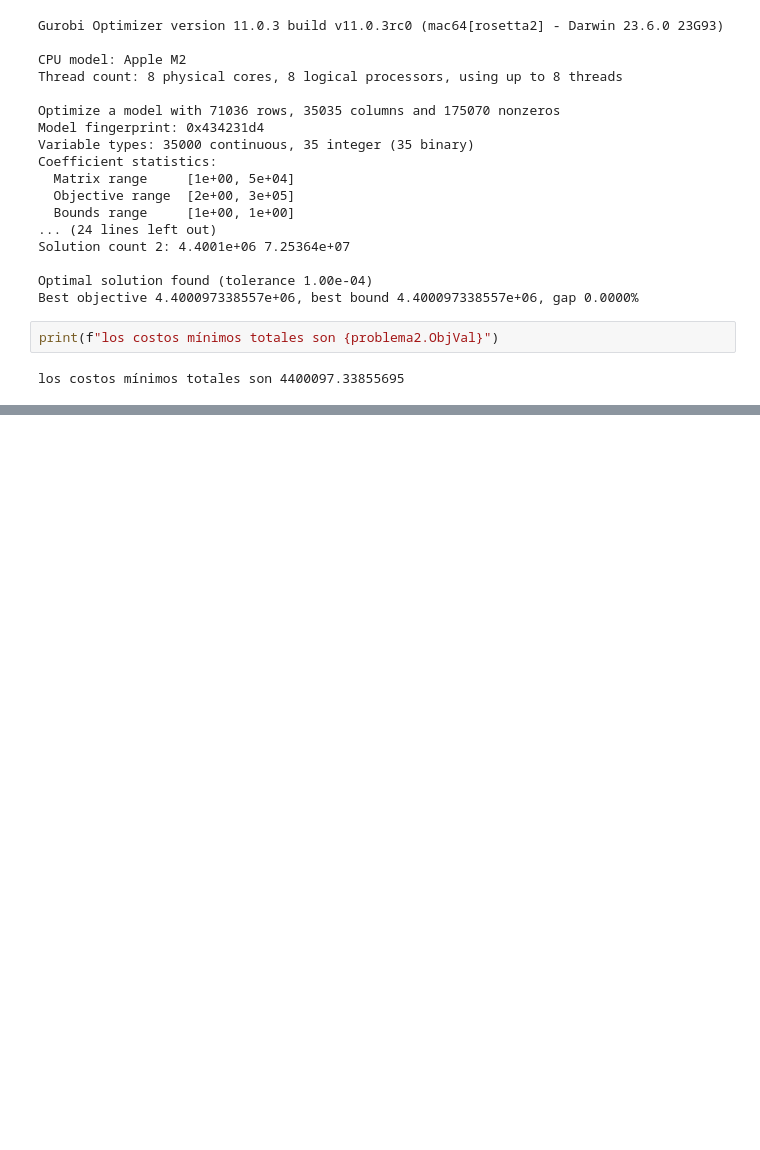
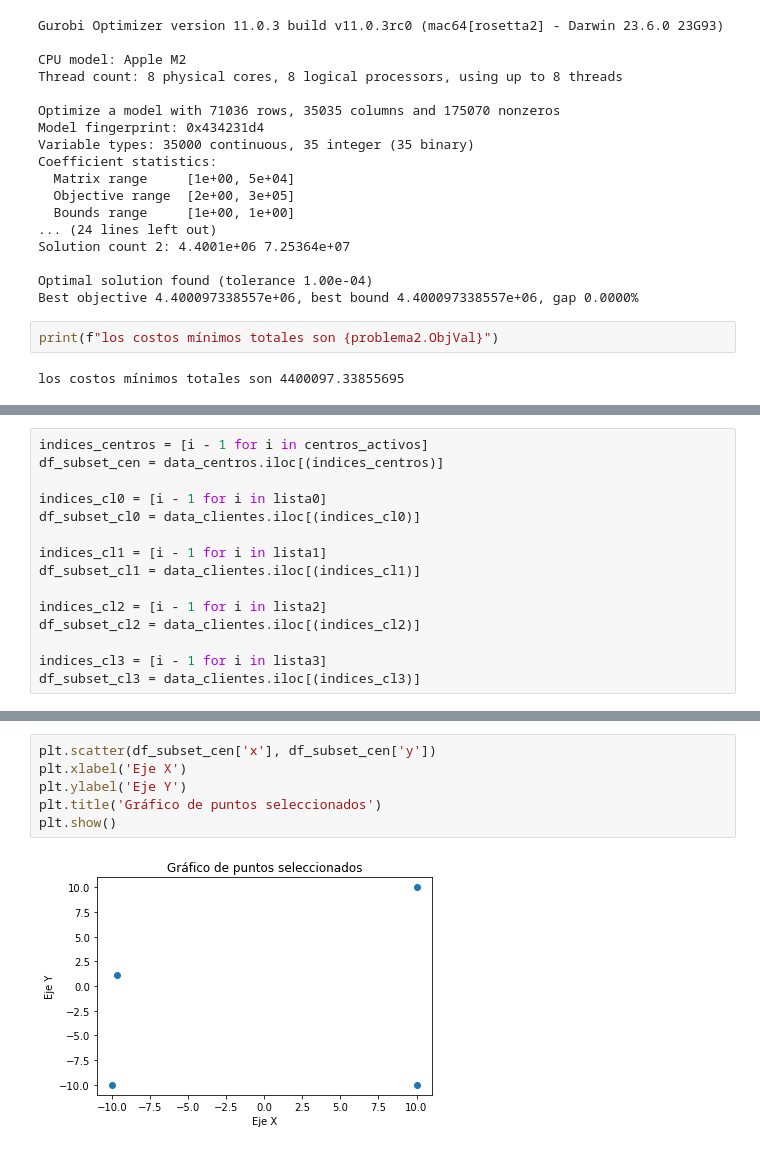
Before and after one commit to Mario-Rivera-A/Tarea1_GOA, a Jupyter notebook: tarea1.ipynb, the cells around one changed output, grey strips where cells are left out. Saved outputs shown, nothing was run; the diff lists cells and outputs as text; blank space fills up the shorter version.

```diff
--- a/tarea1.ipynb
+++ b/tarea1.ipynb
@@ -595,3 +590,18 @@ En el centro 15 se atiende a los clientes [2, 4, 8, 13, 19, 26, 35, 46, 48, 50,
 En el centro 31 se atiende a los clientes [11, 15, 18, 21, 28, 29, 36, 47, 49, 58, 64, 76, 84, 85, 88, 98, 101, 108, 111, 112, 113, 114, 115, 118, 124, 125, 126, 129, 147, 157, 162, 166, 175, 178, 189 ...
 En el centro 32 se atiende a los clientes [1, 9, 10, 12, 16, 17, 24, 27, 32, 39, 40, 42, 43, 45, 54, 59, 67, 74, 81, 83, 86, 87, 89, 92, 96, 97, 99, 106, 107, 109, 116, 119, 123, 128, 132, 133, 136, 1 ...
 En el centro 33 se atiende a los clientes [3, 5, 6, 7, 14, 20, 22, 23, 25, 30, 31, 33, 34, 37, 38, 41, 44, 55, 56, 61, 62, 65, 69, 70, 73, 75, 93, 94, 100, 102, 103, 105, 120, 121, 122, 127, 131, 135, ...
+# %%
+indices_centros = [i - 1 for i in centros_activos]
+df_subset_cen = data_centros.iloc[(indices_centros)]
+
+indices_cl0 = [i - 1 for i in lista0]
+df_subset_cl0 = data_clientes.iloc[(indices_cl0)]
+
+indices_cl1 = [i - 1 for i in lista1]
+df_subset_cl1 = data_clientes.iloc[(indices_cl1)]
+
+indices_cl2 = [i - 1 for i in lista2]
+df_subset_cl2 = data_clientes.iloc[(indices_cl2)]
+
+indices_cl3 = [i - 1 for i in lista3]
+df_subset_cl3 = data_clientes.iloc[(indices_cl3)]
@@ -597,0 +622,8 @@ En el centro 33 se atiende a los clientes [3, 5, 6, 7, 14, 20, 22, 23, 25, 30, 3
+# %%
+plt.scatter(df_subset_cen['x'], df_subset_cen['y'])
+plt.xlabel('Eje X')
+plt.ylabel('Eje Y')
+plt.title('Gráfico de puntos seleccionados')
+plt.show()
+# %% [output]
+[figure, added]
```
Also changed, not shown: parts of 9 cells of this notebook.
